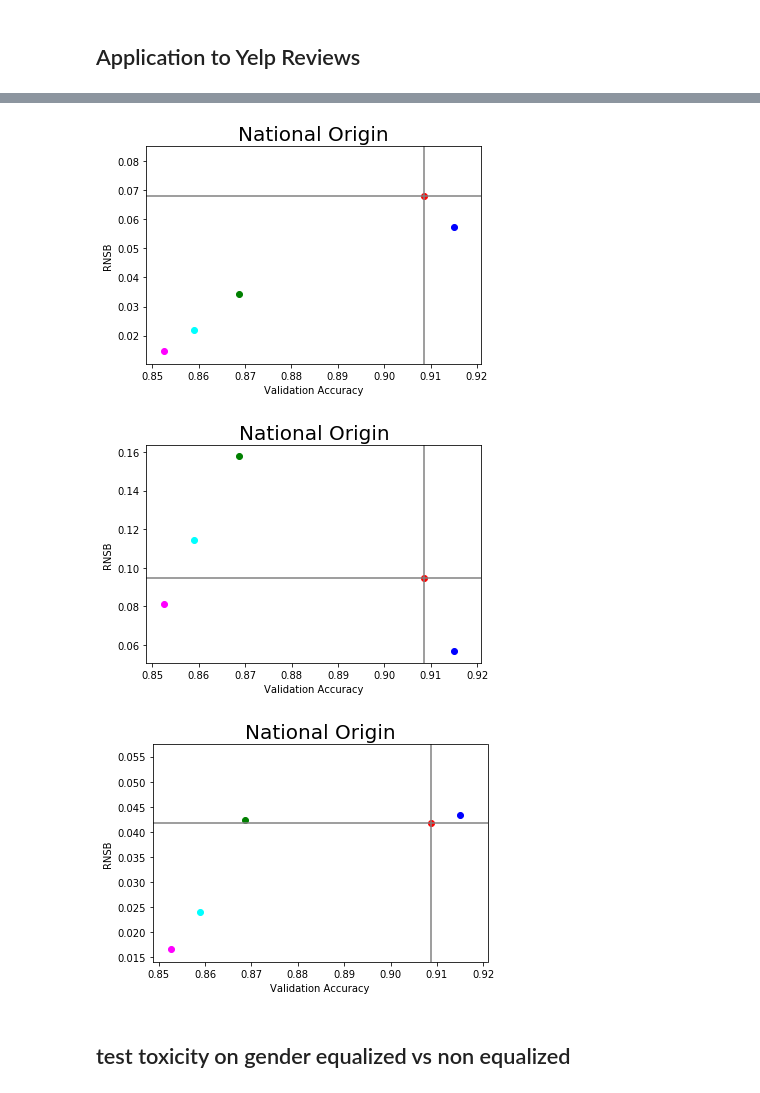
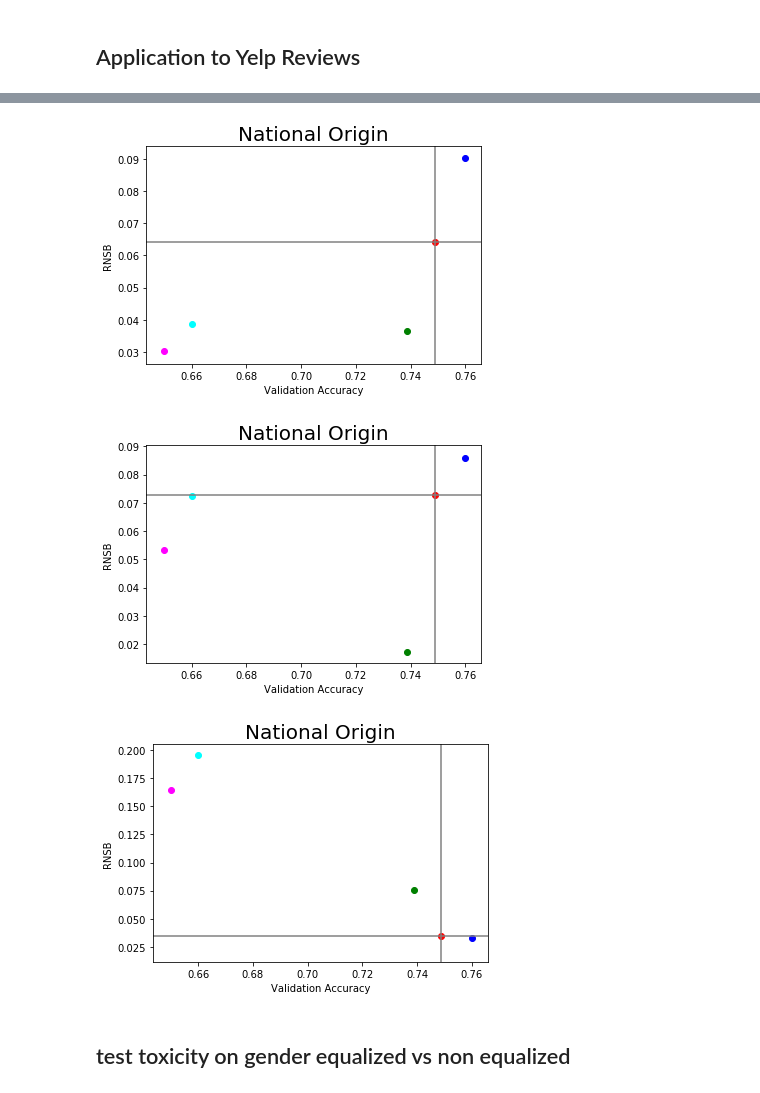
Before and after one commit to ChristopherSweeney/AIFairness, a Jupyter notebook: python_notebooks/Mitigating_Bias_in_Text_Classification.ipynb, the cells around one changed output, grey strips where cells are left out. Drawn from its saved outputs; the diff is of its cells as text; code cells hidden in the pictures.

```diff
--- a/python_notebooks/Mitigating_Bias_in_Text_Classification.ipynb
+++ b/python_notebooks/Mitigating_Bias_in_Text_Classification.ipynb
@@ -307,26 +399,9 @@ def run_lr_on_this_data(new_train_vectors):
-# %%
-def run_loo_experiment(num_singular_vectors):
-    leave_one_out_matricies = leave_one_out_efficiently(train_vectors, num_singular_vectors)
-
-#     Un-pca'd LR
-    og_lr = LogisticRegression(val=(test_vectors,test_targets),X_tils = regularizers,reg_coeff=[0,0,0],lamb=0.01,num_iter=2000)
-    (RNSB,loss,validation_scores) = og_lr.fit(train_vectors,train_targets)
-
-    lr_metrics = []
-
-    for i in range(len(leave_one_out_matricies)):
-        lr_metrics.append(run_lr_on_this_data(leave_one_out_matricies[i]))
-        print("finished with " + str(i) + " runs of " + str(len(leave_one_out_matricies)))
-        print("____________________")
-        print()
-
-    return lr_metrics#, og_lr
 # %%
 # Original, non-fairness whatever lr
-og_lr = LogisticRegression(val=(test_vectors,test_targets),X_tils = regularizers,reg_coeff=[0,0,0],lamb=0.01,num_iter=2000)
+og_lr = LogisticRegression(val=(test_vectors,test_targets),X_tils = regularizers,reg_coeff=[0,0,0],lamb=0.01,num_iter=4000)
 (RNSB_debias,loss_debias,validation_scores_debias) = og_lr.fit(train_vectors,train_targets)
 
 # Regularized
-lr_debias = LogisticRegression(val=(test_vectors,test_targets),X_tils = regularizers,reg_coeff=[.2,.2,.2],lamb=0.01,num_iter=2000)
+lr_debias = LogisticRegression(val=(test_vectors,test_targets),X_tils = regularizers,reg_coeff=[.2,.2,.2],lamb=0.01,num_iter=4000)
 (RNSB_debias,loss_debias,validation_scores_debias) = lr_debias.fit(train_vectors,train_targets)
 # %% [output]
@@ -397,3 +473,3 @@ RNSB:  [0.022161778356354925, 0.1225426954388353, 0.026572094175845537]
 # %%
-lr_metrics = run_loo_experiment(5)
+lr_metrics = run_loo_experiment(20)
 # %% [output]
@@ -488,11 +575,15 @@ def plot_RNSB_scatter(lr_list, og_lr):
     og_rnsb_a, og_rnsb_b, og_rnsb_c = og_lr.validation_fairness()
     og_validation = og_lr.validation(og_lr.val[0],og_lr.val[1])
 
+    (debias_rnsb_a, debias_rnsb_b, debias_rnsb_c), debias_acc = get_metrics(lr_debias)
+
+
     %matplotlib inline
     plt.figure(figsize=(6,4))
     plt.title("National Origin",fontsize=20)
     plt.xlabel("Validation Accuracy")
-    plt.ylabel("RNSB")
+    plt.ylabel("PLDB")
+    plt.scatter(debias_acc, debias_rnsb_a,color="green")
     plt.scatter(validation_list, metric_a)
     plt.scatter(og_validation, og_rnsb_a, color="red")
     plt.axes().axhline(y=og_rnsb_a, color="gray")
@@ -504,7 +595,8 @@ def plot_RNSB_scatter(lr_list, og_lr):
     plt.figure(figsize=(6,4))
     plt.title("Religion",fontsize=20)
     plt.xlabel("Validation Accuracy")
-    plt.ylabel("RNSB")
+    plt.ylabel("PLDB")
+    plt.scatter(debias_acc, debias_rnsb_b,color="green")
     plt.scatter(validation_list, metric_b)
     plt.scatter(og_validation, og_rnsb_b, color="red")
     plt.axes().axhline(y=og_rnsb_b, color="gray")
@@ -516,7 +608,8 @@ def plot_RNSB_scatter(lr_list, og_lr):
     plt.figure(figsize=(6,4))
     plt.title("Gender",fontsize=20)
     plt.xlabel("Validation Accuracy")
-    plt.ylabel("RNSB")
+    plt.ylabel("PLDB")
+    plt.scatter(debias_acc, debias_rnsb_c,color="green")
     plt.scatter(validation_list, metric_c)
     plt.scatter(og_validation, og_rnsb_c, color="red")
     plt.axes().axhline(y=og_rnsb_c, color="gray")
@@ -525,5 +618,5 @@ def plot_RNSB_scatter(lr_list, og_lr):
     plt.show()
 
 
-plot_RNSB_scatter(lr_metrics, og_lr)
+plot_RNSB_scatter(lr_metrics, lr)
 # %% [output]
@@ -578,37 +671,37 @@ def plot_RNSB_scatter(og_lr, lr_debias, lr_minus5, lr_minus5_reg, lr_minus5_reg2
     plt.figure(figsize=(6,4))
     plt.title("National Origin",fontsize=20)
     plt.xlabel("Validation Accuracy")
     plt.ylabel("RNSB")
     plt.scatter(og_acc, og_rnsb_b, color="red")
     plt.scatter(debias_acc, debias_rnsb_b, color="green")
     plt.scatter(minus5_acc, minus5_rnsb_b, color="blue")
     plt.scatter(minus5_reg_acc, minus5_reg_rnsb_b, color="cyan")
     plt.scatter(minus5_reg2_acc, minus5_reg2_rnsb_b, color="magenta")
     plt.axes().axhline(y=og_rnsb_b, color="gray")
     plt.axes().axvline(x=og_acc, color="gray")
     plt.show()
 
     %matplotlib inline
     plt.figure(figsize=(6,4))
     plt.title("National Origin",fontsize=20)
     plt.xlabel("Validation Accuracy")
     plt.ylabel("RNSB")
     plt.scatter(og_acc, og_rnsb_c, color="red")
     plt.scatter(debias_acc, debias_rnsb_c, color="green")
     plt.scatter(minus5_acc, minus5_rnsb_c, color="blue")
     plt.scatter(minus5_reg_acc, minus5_reg_rnsb_c, color="cyan")
     plt.scatter(minus5_reg2_acc, minus5_reg2_rnsb_c, color="magenta")
     plt.axes().axhline(y=og_rnsb_c, color="gray")
     plt.axes().axvline(x=og_acc, color="gray")
     plt.show()
 
 
 
-plot_RNSB_scatter(og_lr, lr_debias, lr_minus5, lr_minus5_reg, lr_minus5_reg2)
+plot_RNSB_scatter(lr, lr_debias, lr_minus5, lr_minus5_reg, lr_minus5_reg2)
 # %% [output]
-[figure, old version]
+[figure, new version]
-[figure, old version]
+[figure, new version]
-[figure, old version]
+[figure, new version]
 # %% [markdown]
 ## test toxicity on gender equalized vs non equalized
 # %%
```
Also changed, not shown: parts of 37 cells of this notebook, 3 other files.
